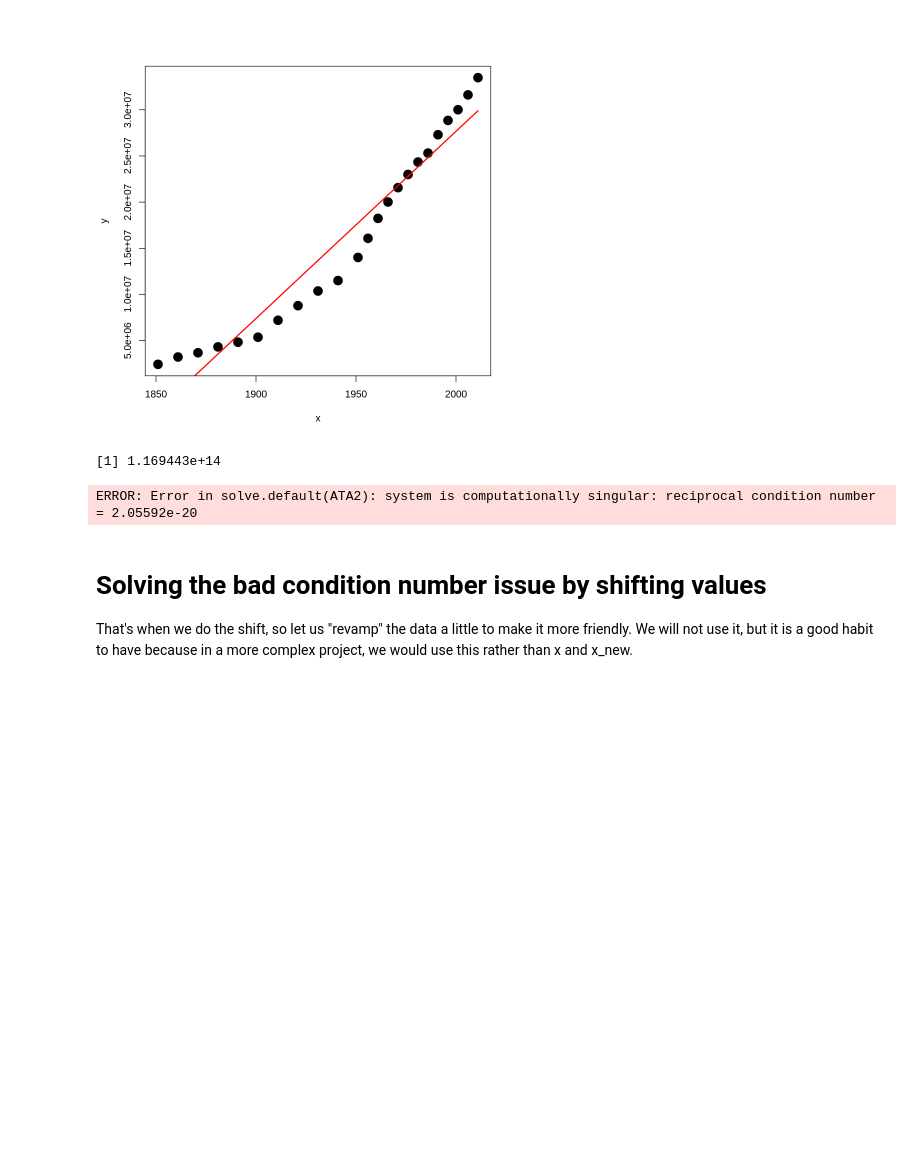
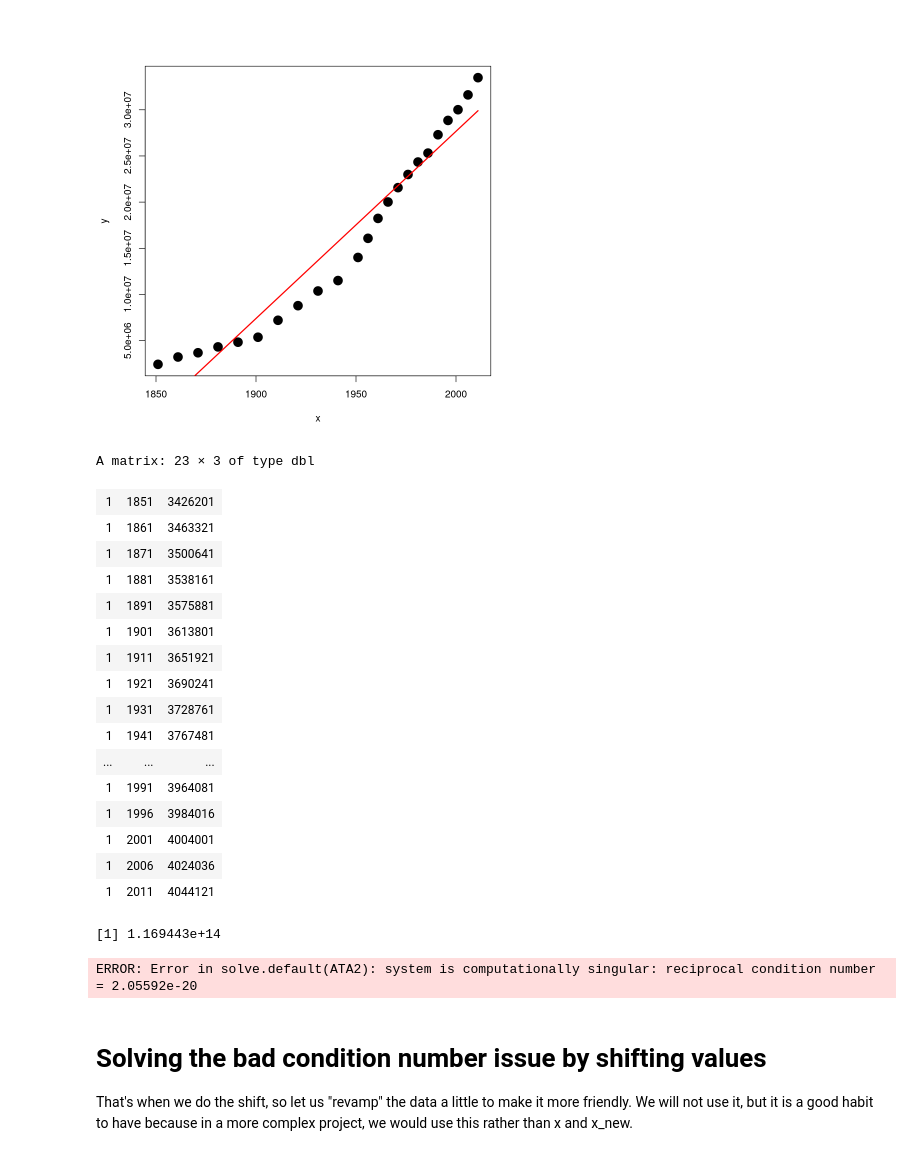
Before and after one commit to julien-arino/math-of-data-science, a Jupyter notebook: CODE/Canada_census_fitting_withQR.ipynb, the cells around one changed output. Drawn from its saved outputs; the diff is of its cells as text; code cells hidden in the pictures; blank space fills up the shorter version.

```diff
--- a/CODE/Canada_census_fitting_withQR.ipynb
+++ b/CODE/Canada_census_fitting_withQR.ipynb
@@ -21,11 +21,29 @@ lines(x, sol[1]+sol[2]*x, type = "l", lwd = 2, col = "red")
 # %%
 A2 = matrix(c(rep(1, length(x)), x, x^2), nr = length(x), nc = 3)
 ATA2 = t(A2) %*% A2
+A2
 det(ATA2)
 invATA = solve(ATA2)
 # %% [output]
-[1] 1.169443e+14
+A matrix: 23 × 3 of type dbl
+| 1 | 1851 | 3426201 |
+| 1 | 1861 | 3463321 |
+| 1 | 1871 | 3500641 |
+| 1 | 1881 | 3538161 |
+| 1 | 1891 | 3575881 |
+| 1 | 1901 | 3613801 |
+| 1 | 1911 | 3651921 |
+| 1 | 1921 | 3690241 |
+| 1 | 1931 | 3728761 |
+| 1 | 1941 | 3767481 |
+| ... | ... | ... |
+| 1 | 1991 | 3964081 |
+| 1 | 1996 | 3984016 |
+| 1 | 2001 | 4004001 |
+| 1 | 2006 | 4024036 |
+| 1 | 2011 | 4044121 |
-ERROR: Error in solve.default(ATA2): system is computationally singular: reciprocal condition number = 2.05592e-20
+[1] 1.169443e+14
+ERROR: Error in solve.default(ATA2): system is computationally singular: reciprocal condition number = 2.05592e-20
 # %% [markdown]
 # Solving the bad condition number issue by shifting values
 
```
Also changed, not shown: parts of 2 cells of this notebook, 2 other files.
